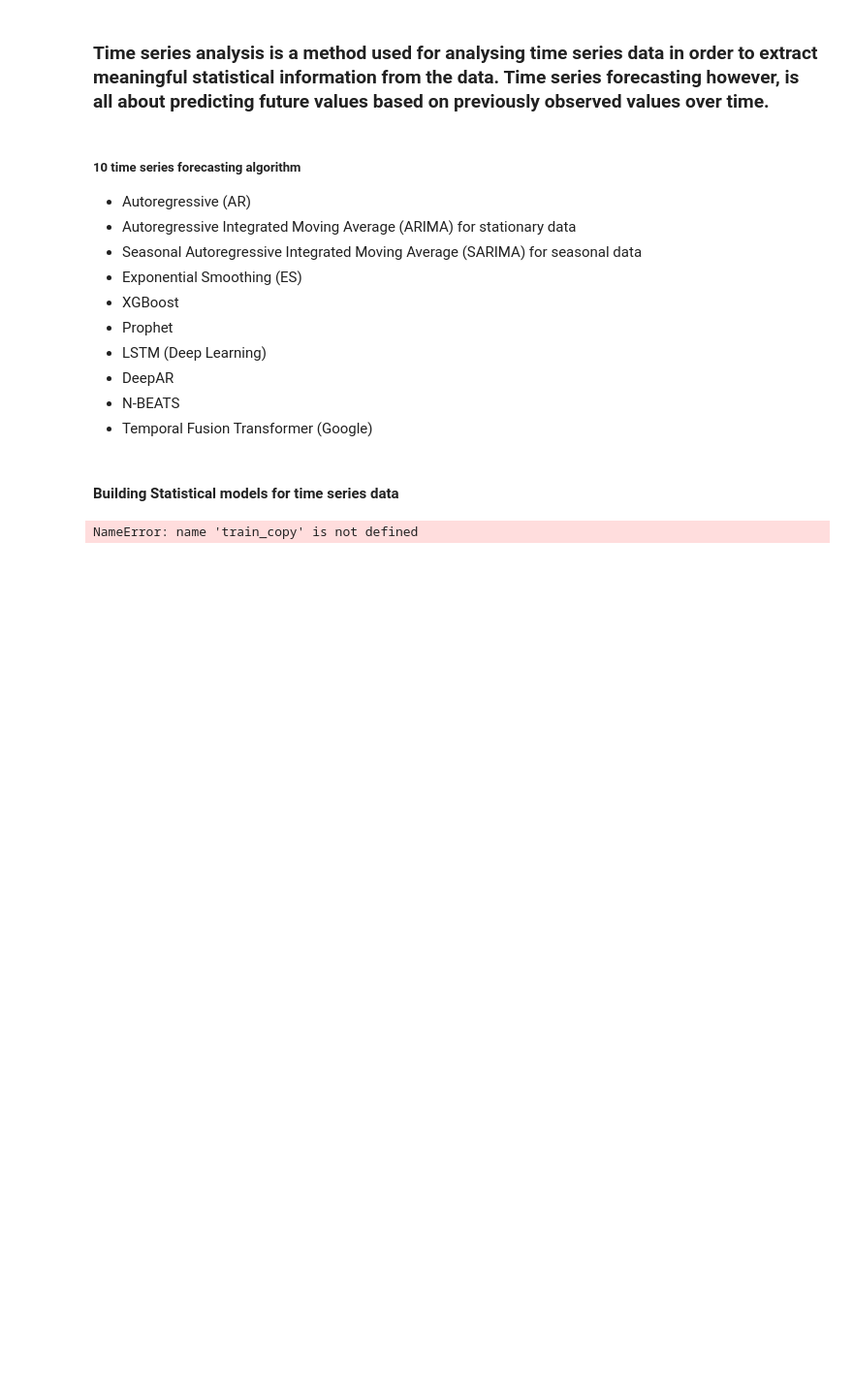
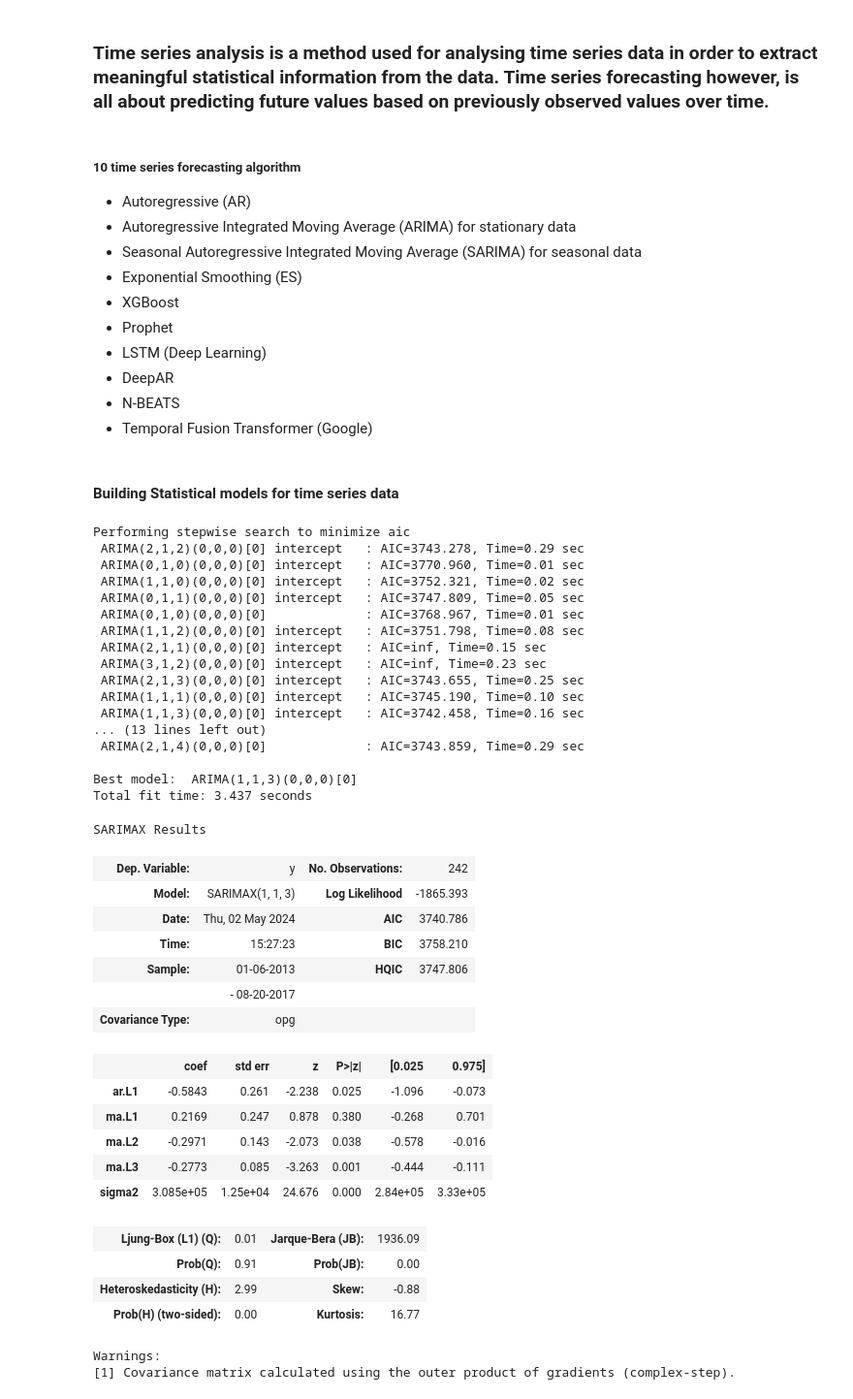
Before and after one commit to kwasichrappah/Time_series_analysis, a Jupyter notebook: sales_forecast.ipynb, the cells around one changed output. Shown at 97% size. Cells and saved outputs as stored; diff of their text form; code cells hidden in the pictures; blank space fills up the shorter version.

```diff
--- a/sales_forecast.ipynb
+++ b/sales_forecast.ipynb
@@ -796,9 +810,45 @@ else:
 # %%
 ## ARIMA
 
 from pmdarima import auto_arima
 
-stepwise_fit = auto_arima(train_copy.sales,trace=True,suppress_warnings = True)
+stepwise_fit = auto_arima(weekly_sales,trace=True,suppress_warnings = True)
 stepwise_fit.summary()
 # %% [output]
-NameError: name 'train_copy' is not defined
+Performing stepwise search to minimize aic
+ ARIMA(2,1,2)(0,0,0)[0] intercept   : AIC=3743.278, Time=0.29 sec
+ ARIMA(0,1,0)(0,0,0)[0] intercept   : AIC=3770.960, Time=0.01 sec
+ ARIMA(1,1,0)(0,0,0)[0] intercept   : AIC=3752.321, Time=0.02 sec
+ ARIMA(0,1,1)(0,0,0)[0] intercept   : AIC=3747.809, Time=0.05 sec
+ ARIMA(0,1,0)(0,0,0)[0]             : AIC=3768.967, Time=0.01 sec
+ ARIMA(1,1,2)(0,0,0)[0] intercept   : AIC=3751.798, Time=0.08 sec
+ ARIMA(2,1,1)(0,0,0)[0] intercept   : AIC=inf, Time=0.15 sec
+ ARIMA(3,1,2)(0,0,0)[0] intercept   : AIC=inf, Time=0.23 sec
+ ARIMA(2,1,3)(0,0,0)[0] intercept   : AIC=3743.655, Time=0.25 sec
+ ARIMA(1,1,1)(0,0,0)[0] intercept   : AIC=3745.190, Time=0.10 sec
+ ARIMA(1,1,3)(0,0,0)[0] intercept   : AIC=3742.458, Time=0.16 sec
+... (13 lines left out)
+ ARIMA(2,1,4)(0,0,0)[0]             : AIC=3743.859, Time=0.29 sec
+
+Best model:  ARIMA(1,1,3)(0,0,0)[0]
+Total fit time: 3.437 seconds
+SARIMAX Results
+| Dep. Variable: | y | No. Observations: | 242 |
+| Model: | SARIMAX(1, 1, 3) | Log Likelihood | -1865.393 |
+| Date: | Thu, 02 May 2024 | AIC | 3740.786 |
+| Time: | 15:27:23 | BIC | 3758.210 |
+| Sample: | 01-06-2013 | HQIC | 3747.806 |
+|  | - 08-20-2017 |  |  |
+| Covariance Type: | opg |  |  |
+|  | coef | std err | z | P>|z| | [0.025 | 0.975] |
+| ar.L1 | -0.5843 | 0.261 | -2.238 | 0.025 | -1.096 | -0.073 |
+| ma.L1 | 0.2169 | 0.247 | 0.878 | 0.380 | -0.268 | 0.701 |
+| ma.L2 | -0.2971 | 0.143 | -2.073 | 0.038 | -0.578 | -0.016 |
+| ma.L3 | -0.2773 | 0.085 | -3.263 | 0.001 | -0.444 | -0.111 |
+| sigma2 | 3.085e+05 | 1.25e+04 | 24.676 | 0.000 | 2.84e+05 | 3.33e+05 |
+| Ljung-Box (L1) (Q): | 0.01 | Jarque-Bera (JB): | 1936.09 |
+| Prob(Q): | 0.91 | Prob(JB): | 0.00 |
+| Heteroskedasticity (H): | 2.99 | Skew: | -0.88 |
+| Prob(H) (two-sided): | 0.00 | Kurtosis: | 16.77 |
+Warnings:
+[1] Covariance matrix calculated using the outer product of gradients (complex-step).
```
Also changed, not shown: parts of 12 cells of this notebook.
